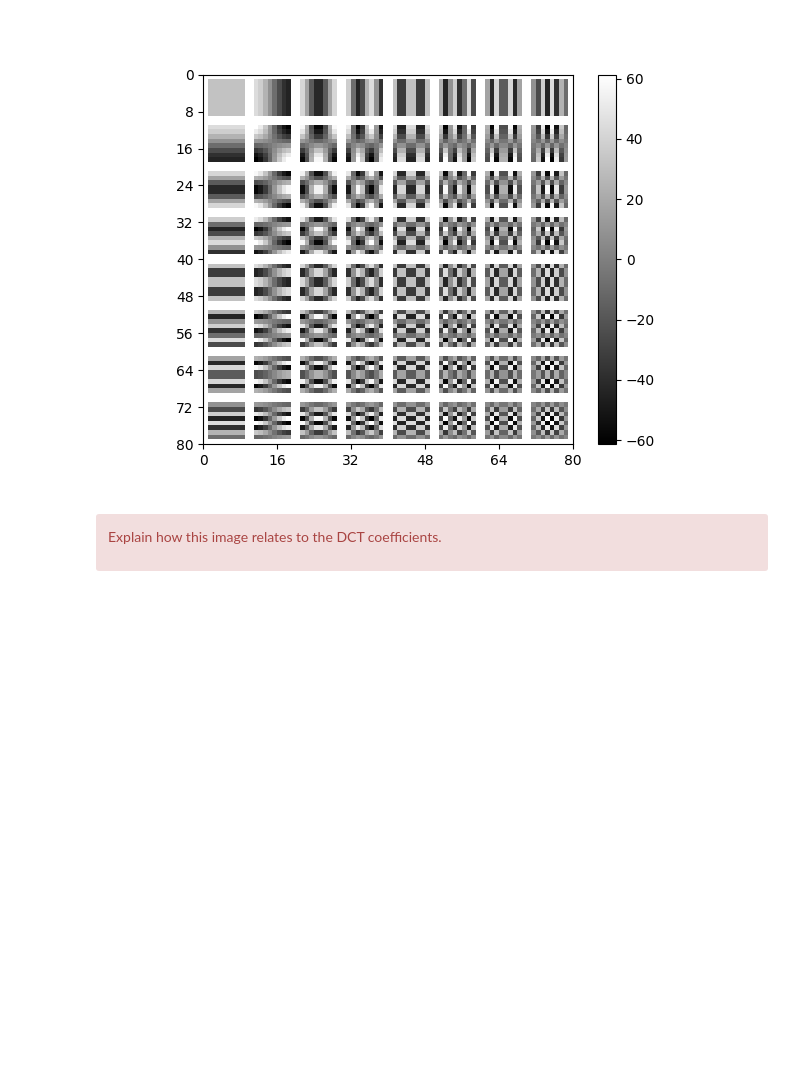
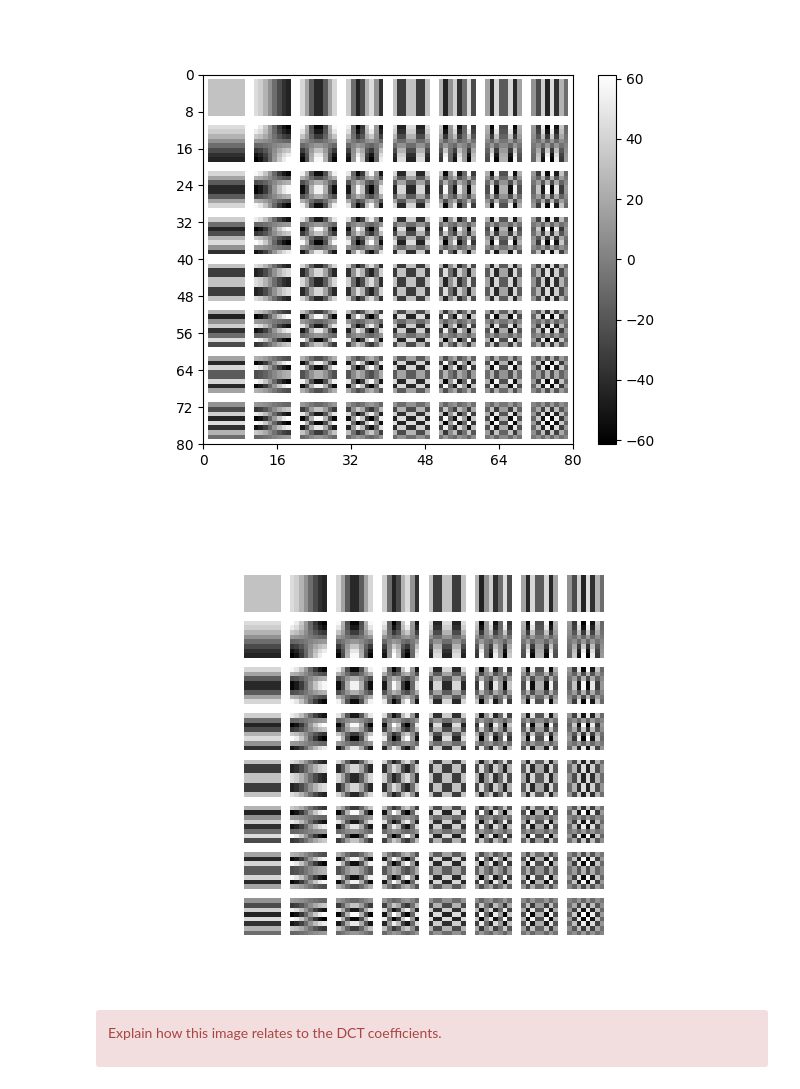
Before and after one commit to ki277/cued_sf2_lab, a Jupyter notebook: 7-the-discrete-cosine-transform.ipynb, the cells around one changed output. Cells and saved outputs as stored; diff of their text form; code cells hidden in the pictures; blank space fills up the shorter version.

```diff
--- a/7-the-discrete-cosine-transform.ipynb
+++ b/7-the-discrete-cosine-transform.ipynb
@@ -272,6 +276,14 @@ im = plot_image(255*bases_flat@bases_flat.T, ax=ax)
 fig.colorbar(im);
 # %% [output]
 [figure]
+# %%
+fig, ax = plt.subplots()
+ax.imshow(255*bases_flat@bases_flat.T, cmap='gray')
+ax.axis('off')
+#plt.savefig('7_basis.png', dpi=300, bbox_inches='tight')
+plt.show()
+# %% [output]
+[figure, added]
 # %% [markdown]
 <div class="alert alert-block alert-danger">
 
```
Also changed, not shown: parts of 16 cells of this notebook, 1 other file.
